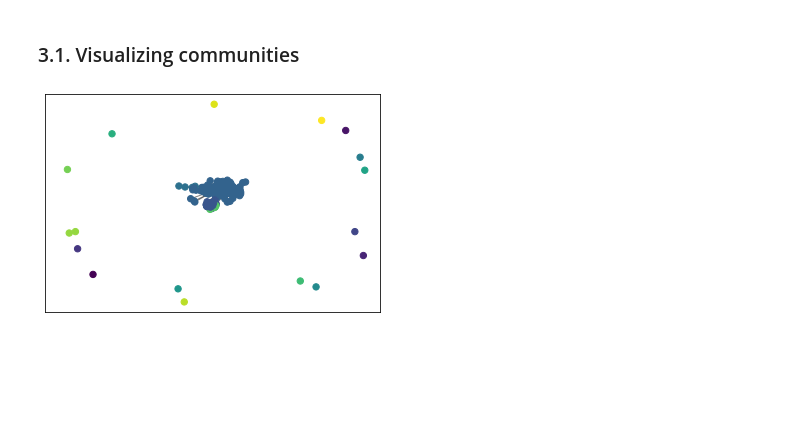
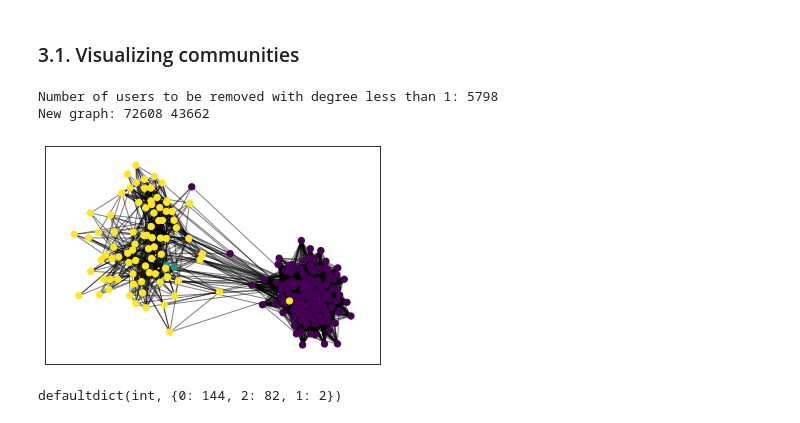
Before and after one commit to anshu0612/geocoded-tweets-analysis-dashboard, a Jupyter notebook: notebooks/sg_tweets_graph_networking_eda.ipynb, the cells around one changed output. Saved outputs shown, nothing was run; the diff lists cells and outputs as text; code cells hidden in the pictures; blank space fills up the shorter version.

```diff
--- a/notebooks/sg_tweets_graph_networking_eda.ipynb
+++ b/notebooks/sg_tweets_graph_networking_eda.ipynb
@@ -323,10 +394,14 @@ pos_2 = nx.spring_layout(G2)
+# %%
+communities_plot_save_path = BASE_PATH + "output/communities/clusters"
+communities_save_path = BASE_PATH + "output/communities/clusters.json"
+
+G_pruned = remove_low_degree_edges(G, 1)
+communities_grouped = get_communities(G_pruned, communities_save_path, communities_plot_save_path)
+# %% [output]
+Number of users to be removed with degree less than 1: 5798
+New graph: 72608 43662
 # %%
-cmap = cm.get_cmap('viridis', max(partition.values()) + 1)
-nx.draw_networkx_nodes(G2, pos_2, partition.keys(), node_size=40,
-                       cmap=cmap, node_color=list(partition.values()))
-nx.draw_networkx_edges(G2, pos_2, alpha=0.5)
-plt.show()
 # %% [output]
-[figure, old version]
+[figure, new version]
 # %%
 clusters = col.defaultdict(int)
@@ -335,0 +412,4 @@ clusters = {k: v for k, v in sorted(clusters.items(), key=lambda item: item[1],
+# %%
+clusters
+# %% [output]
+defaultdict(int, {0: 144, 2: 82, 1: 2})
```
Also changed, not shown: parts of 30 cells of this notebook, 17 other files.
